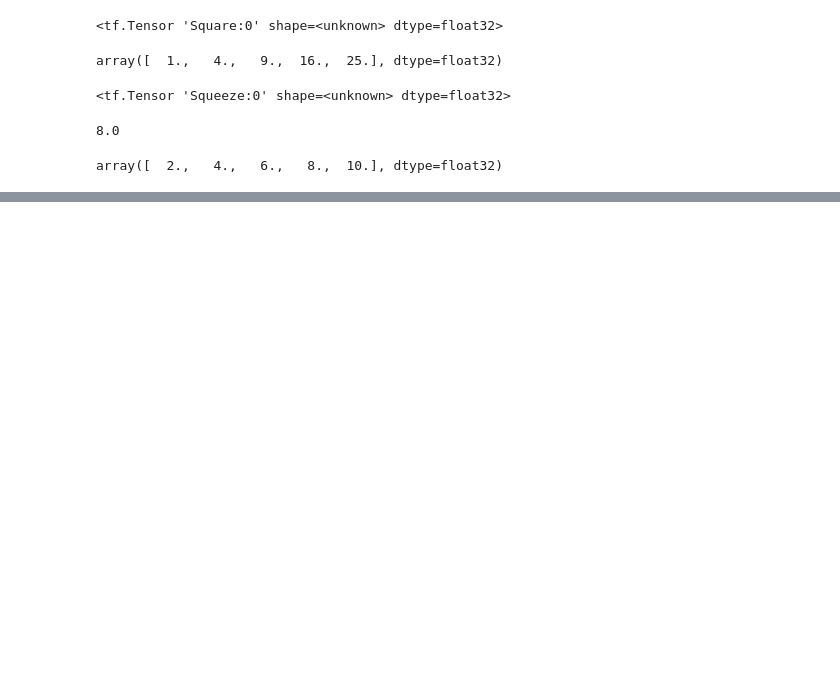
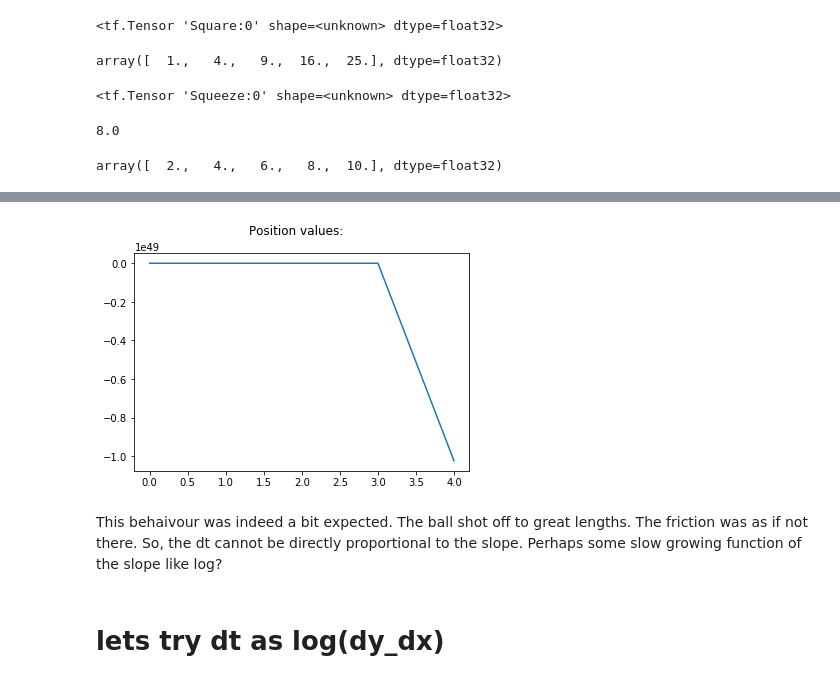
Before and after one commit to akanimax/my-deity, a Jupyter notebook: Scripts/IDEA_2/Testing the update rules on y = x^2 terrain.ipynb, the cells around one changed output, grey strips where cells are left out. Drawn from its saved outputs; the diff is of its cells as text; code cells hidden in the pictures; blank space fills up the shorter version.

```diff
--- a/Scripts/IDEA_2/Testing the update rules on y = x^2 terrain.ipynb
+++ b/Scripts/IDEA_2/Testing the update rules on y = x^2 terrain.ipynb
@@ -88,0 +167,19 @@ position
+# %%
+position = start_position; velocity = 0 # initial velocity is 0
+x_values, y_values = [position], []
+
+for _ in range(1000):
+    print "X = " + str(position) + " V = " + str(velocity)
+    slope, y_value, a = sess.run((dy_dx, y, acceleration), feed_dict={x: position})
+    print "obtained_acceleration = " + str(a)
+
+    # define dt (interval of time as a function of the slope:)
+    dt = abs(slope)
+    if(dt != 1):
+        print "Current dt = " + str(dt) + " Current slope = " + str(slope) + "\n"
+
+    # now update the velocity and the position
+    velocity = velocity + (a * dt)
+    position = position - ((velocity * dt) + ((a / 2) * (dt ** 2)))
+
+    x_values.append(position); y_values.append(y_value)
@@ -88,0 +204,9 @@ position
+# %%
+plt.figure().suptitle("Position values:")
+plt.plot(x_values);
+# %% [output]
+[figure, added]
+# %% [markdown]
+This behaivour was indeed a bit expected. The ball shot off to great lengths. The friction was as if not there. So, the dt cannot be directly proportional to the slope. Perhaps some slow growing function of the slope like log?
+# %% [markdown]
+# lets try dt as log(dy_dx)
```
Also changed, not shown: parts of 28 cells of this notebook, 2 other files.
